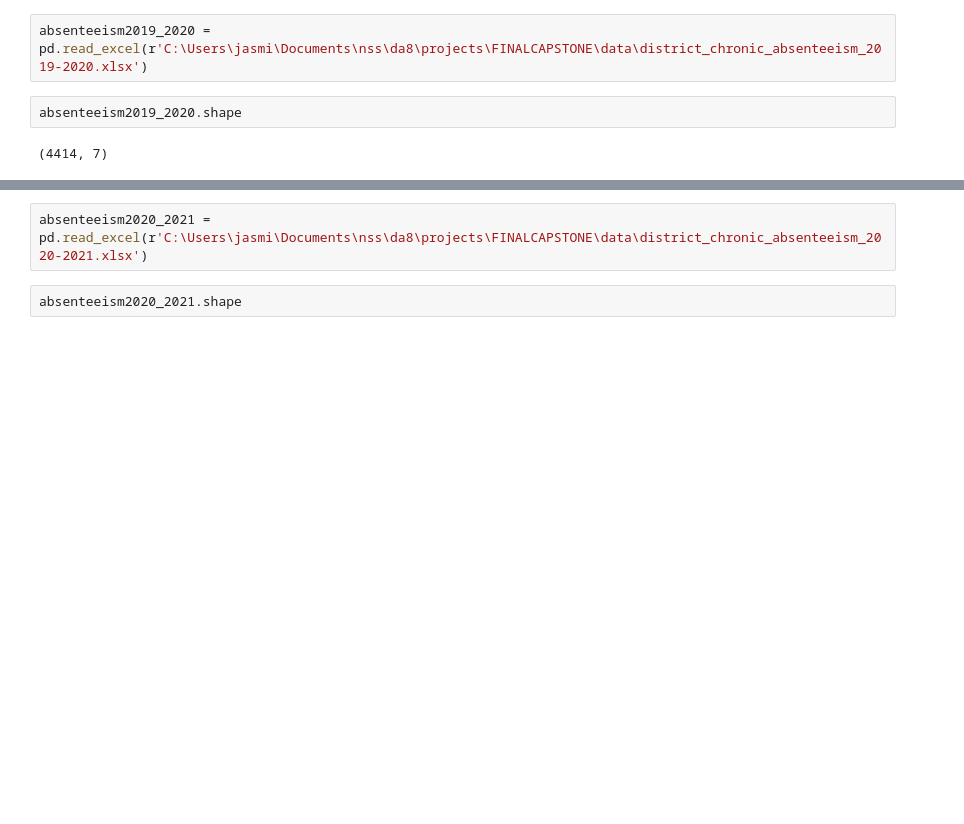
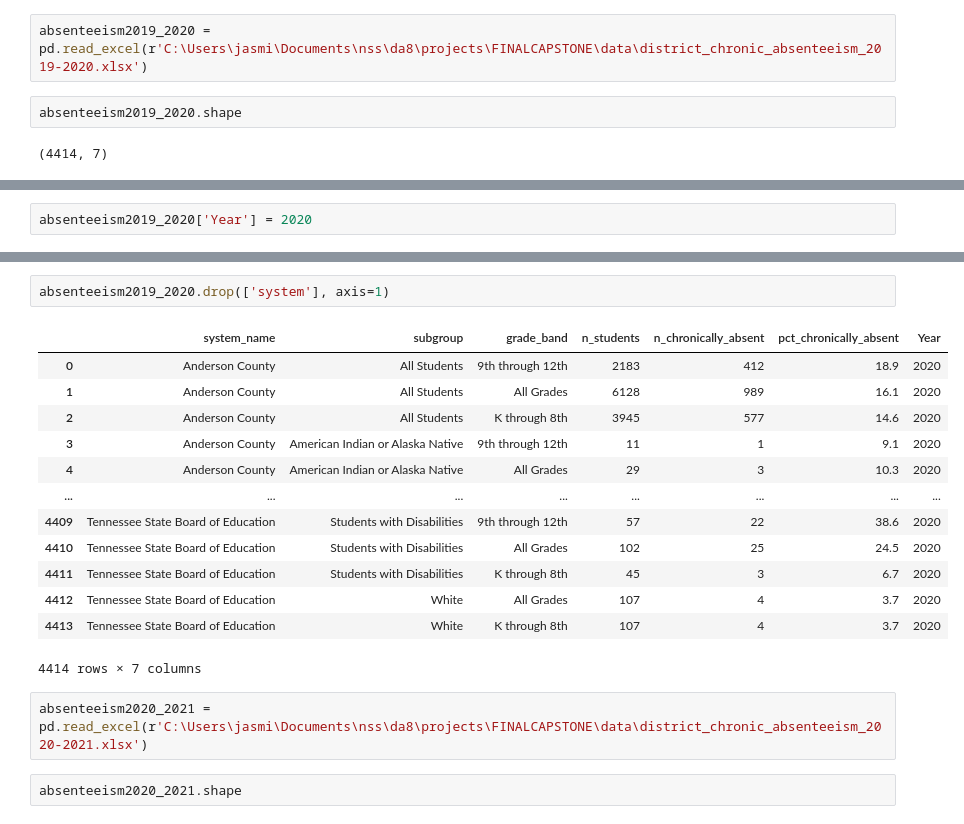
Before and after one commit to jnketiah89/FINALCAPSTONE, a Jupyter notebook: notebook/EDA_chronic_absenteeism.ipynb, the cells around one changed output, grey strips where cells are left out. Drawn from its saved outputs; the diff is of its cells as text; blank space fills up the shorter version.

```diff
--- a/notebook/EDA_chronic_absenteeism.ipynb
+++ b/notebook/EDA_chronic_absenteeism.ipynb
@@ -72,0 +93,2 @@ absenteeism2019_2020.head()
+# %%
+absenteeism2019_2020['Year'] = 2020
@@ -73,3 +104,19 @@ absenteeism2019_2020.head()
+# %%
+absenteeism2019_2020.drop(['system'], axis=1)
+# %% [output]
+|  | system_name | subgroup | grade_band | n_students | n_chronically_absent | pct_chronically_absent | Year |
+| 0 | Anderson County | All Students | 9th through 12th | 2183 | 412 | 18.9 | 2020 |
+| 1 | Anderson County | All Students | All Grades | 6128 | 989 | 16.1 | 2020 |
+| 2 | Anderson County | All Students | K through 8th | 3945 | 577 | 14.6 | 2020 |
+| 3 | Anderson County | American Indian or Alaska Native | 9th through 12th | 11 | 1 | 9.1 | 2020 |
+| 4 | Anderson County | American Indian or Alaska Native | All Grades | 29 | 3 | 10.3 | 2020 |
+| ... | ... | ... | ... | ... | ... | ... | ... |
+| 4409 | Tennessee State Board of Education | Students with Disabilities | 9th through 12th | 57 | 22 | 38.6 | 2020 |
+| 4410 | Tennessee State Board of Education | Students with Disabilities | All Grades | 102 | 25 | 24.5 | 2020 |
+| 4411 | Tennessee State Board of Education | Students with Disabilities | K through 8th | 45 | 3 | 6.7 | 2020 |
+| 4412 | Tennessee State Board of Education | White | All Grades | 107 | 4 | 3.7 | 2020 |
+| 4413 | Tennessee State Board of Education | White | K through 8th | 107 | 4 | 3.7 | 2020 |
+4414 rows × 7 columns
 # %%
 absenteeism2020_2021 = pd.read_excel(r'C:\Users\jasmi\Documents\nss\da8\projects\FINALCAPSTONE\data\district_chronic_absenteeism_2020-2021.xlsx')
 # %%
```
Also changed, not shown: parts of 23 cells of this notebook.
